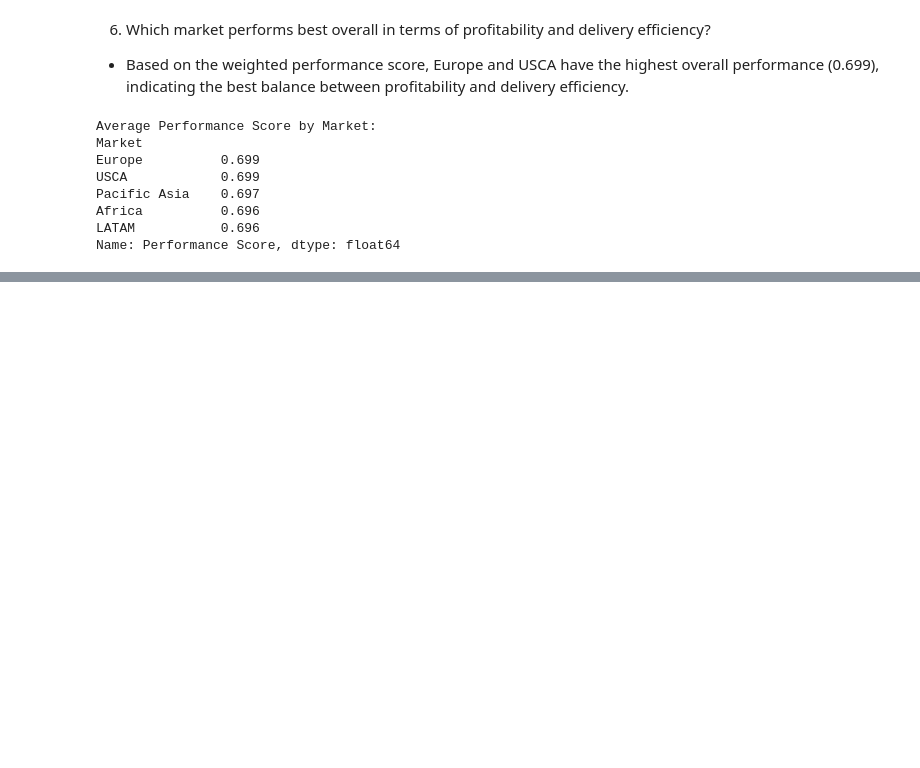
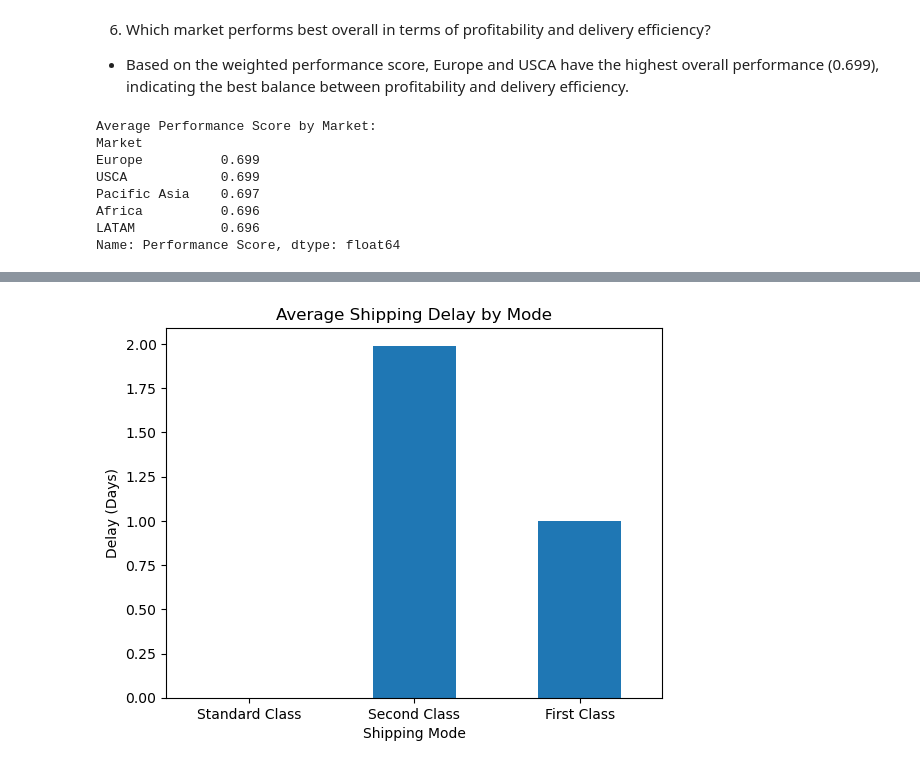
Before and after one commit to AriaRahman/PYTHON_FinalProject, a Jupyter notebook: analysis.ipynb, the cells around one changed output, grey strips where cells are left out. Drawn from its saved outputs; the diff is of its cells as text; code cells hidden in the pictures; blank space fills up the shorter version.

Commit message:
added visualization

```diff
--- a/analysis.ipynb
+++ b/analysis.ipynb
@@ -536,0 +546,13 @@ Name: Performance Score, dtype: float64
+# %%
+#30
+
+delay_by_mode = dataset.groupby('Shipping Mode', observed=True)['Shipping Delay'].mean().round(2)
+
+delay_by_mode.plot(kind='bar')
+plt.title("Average Shipping Delay by Mode")
+plt.xlabel("Shipping Mode")
+plt.ylabel("Delay (Days)")
+plt.xticks(rotation=0)
+plt.show()
+# %% [output]
+[figure, added]
```
Also changed, not shown: parts of 7 cells of this notebook.
